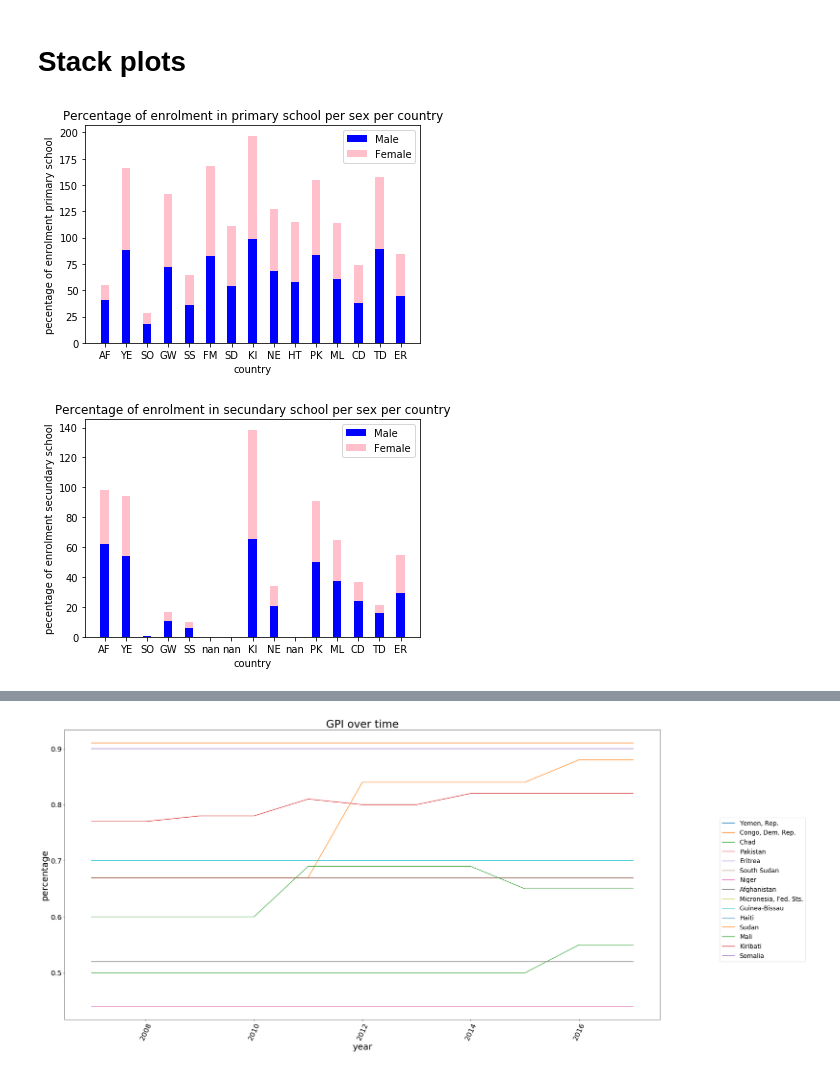
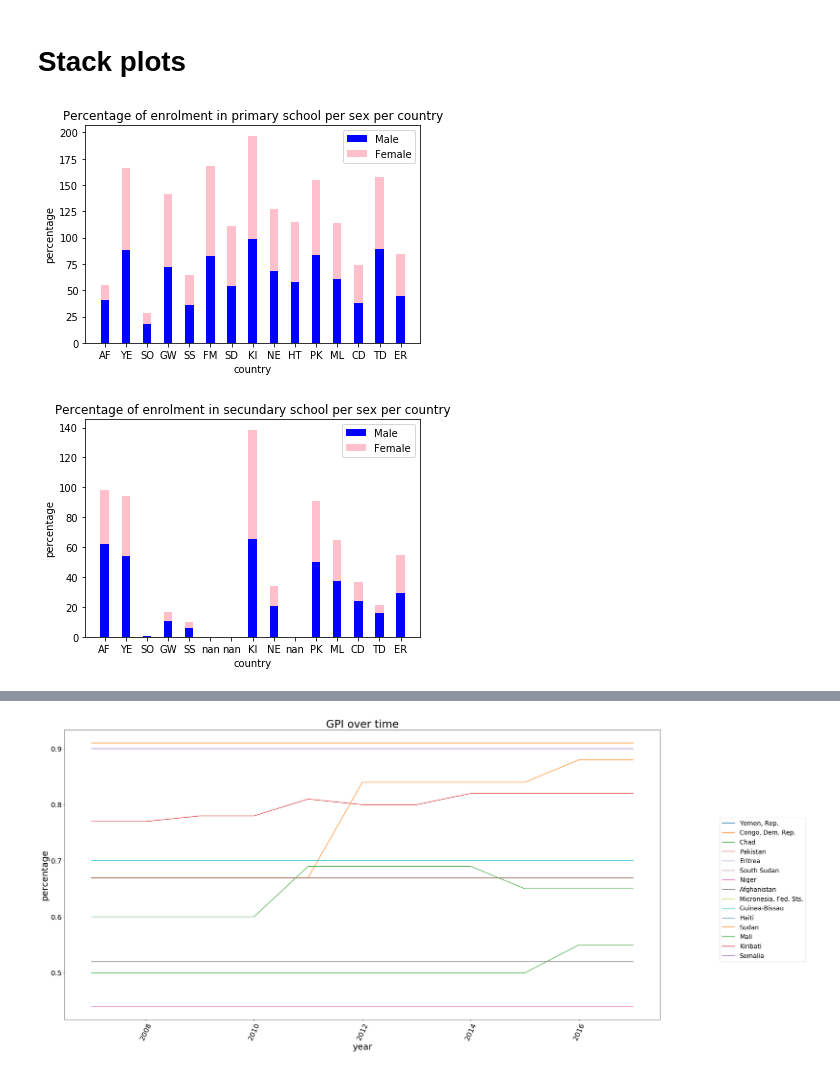
Before and after one commit to omar-d/EPA-WB-Equity, a Jupyter notebook: Deelvraag 4.ipynb, the cells around one changed output, grey strips where cells are left out. Cells and saved outputs as stored; diff of their text form; code cells hidden in the pictures.

Commit message:
stacked bar plot formula

```diff
--- a/Deelvraag 4.ipynb
+++ b/Deelvraag 4.ipynb
@@ -109,8 +111,8 @@ SSF_recent['date'] = SSF_All.date.astype(str)
 # %%
-#Primary school enrolment
-PSM15_worst15 = pd.merge( CPIA_worst15, PSM_recent, how = "left", left_on = ["country"], right_on = ["country"])
-PSF15_worst15 = pd.merge( CPIA_worst15, PSF_recent, how = 'left', left_on = ["country"], right_on = ["country"])
+Primary school enrolmen
+PSM15_worst15 = pd.merge( CPIA_worst15, male_recent, how = "left", left_on = ["country"], right_on = ["country"])
+PSF15_worst15 = pd.merge( CPIA_worst15, female_recent, how = 'left', left_on = ["country"], right_on = ["country"])
 
 #secundary school enrolment
-SSM15_worst15 = pd.merge( CPIA_worst15, SSM_recent, how = "left", left_on = ["country"], right_on = ["country"])
-SSF15_worst15 = pd.merge( CPIA_worst15, SSF_recent, how = 'left', left_on = ["country"], right_on = ["country"])
+SSM15_worst15 = pd.merge( CPIA_worst15, , how = "left", left_on = ["country"], right_on = ["country"])
+SSF15_worst15 = pd.merge( CPIA_worst15, , how = 'left', left_on = ["country"], right_on = ["country"])
@@ -117,48 +121,32 @@ SSF15_worst15 = pd.merge( CPIA_worst15, SSF_recent, how = 'left', left_on = ["co
 # %% [markdown]
 # Stack plots
 # %%
-#Make arrays of needed columns
-PSM15 = PSM15_worst15.value_y.values
-PSF15 = PSF15_worst15.value_y.values
-Countries = PSM15_worst15.country_code_y.values
+def makeStackedBarPlot(dataframeMale, dataframeFemale, title_SBP, x_label, y_label):
+    Male = dataframeMale.value_y.values
+    Female = dataframeFemale.value_y.values
+    Countries = dataframeMale.country_code_y.values
 
-N = len(Countries) #setting x axes
-ind = np.arange(N)
-width = 0.4        #width of the bars
+    N = len(Countries) #setting x axes
+    ind = np.arange(N)
+    width = 0.4        #width of the bars
 
-p1 = plt.bar(ind, PSM15, width, label = 'Male', color='blue')
-p2 = plt.bar(ind, PSF15, width, bottom=PSM15, label = 'Female', color='pink')
+    #Making the bars for Male and Female
+    p1 = plt.bar(ind, Male, width, label = 'Male', color='blue')
+    p2 = plt.bar(ind, Female, width, bottom=Male, label = 'Female', color='pink')
 
-plt.xticks(ind, Countries) #naming the bars
-plt.ylabel ('pecentage of enrolment primary school')
-plt.xlabel ('country')
-plt.title ('Percentage of enrolment in primary school per sex per country')
+    plt.xticks(ind, Countries) #naming the bars
+    plt.ylabel (y_label)
+    plt.xlabel (x_label)
+    plt.title (title_SBP)
 
-plt.legend()
-plt.show()
-
-#Make arrays of needed columns
-SSM15 = SSM15_worst15.value_y.values
-SSF15 = SSF15_worst15.value_y.values
-Countries = SSM15_worst15.country_code_y.values
-
-N = len(Countries) #setting x axes
-ind = np.arange(N)
-width = 0.4        #width of the bars
-
-p1 = plt.bar(ind, SSM15, width, label = 'Male', color='blue')
-p2 = plt.bar(ind, SSF15, width, bottom=SSM15, label = 'Female', color='pink')
-
-plt.xticks(ind, Countries) #naming the bars
-plt.ylabel ('pecentage of enrolment secundary school')
-plt.xlabel ('country')
-plt.title ('Percentage of enrolment in secundary school per sex per country')
-
-plt.legend()
-plt.show()
+    plt.legend()
+    plt.show()
-# %% [output]
-[figure, removed]
-[figure, removed]
+# %%
+makeStackedBarPlot (PSM15_worst15, PSF15_worst15,"Percentage of enrolment in primary school per sex per country", 'country', 'percentage')
+makeStackedBarPlot (SSM15_worst15, SSF15_worst15,"Percentage of enrolment in secundary school per sex per country", 'country', 'percentage')
+# %% [output]
+[figure, added]
+[figure, added]
 # %%
 CPM_All = Complete_PrimSchool_Male.loc[(Complete_PrimSchool_Male["value"] >= 0)]
 CPF_All = Complete_PrimSchool_Female.loc[(Complete_PrimSchool_Female['value'] >=0)]
```
Also changed, not shown: parts of 6 cells of this notebook.
